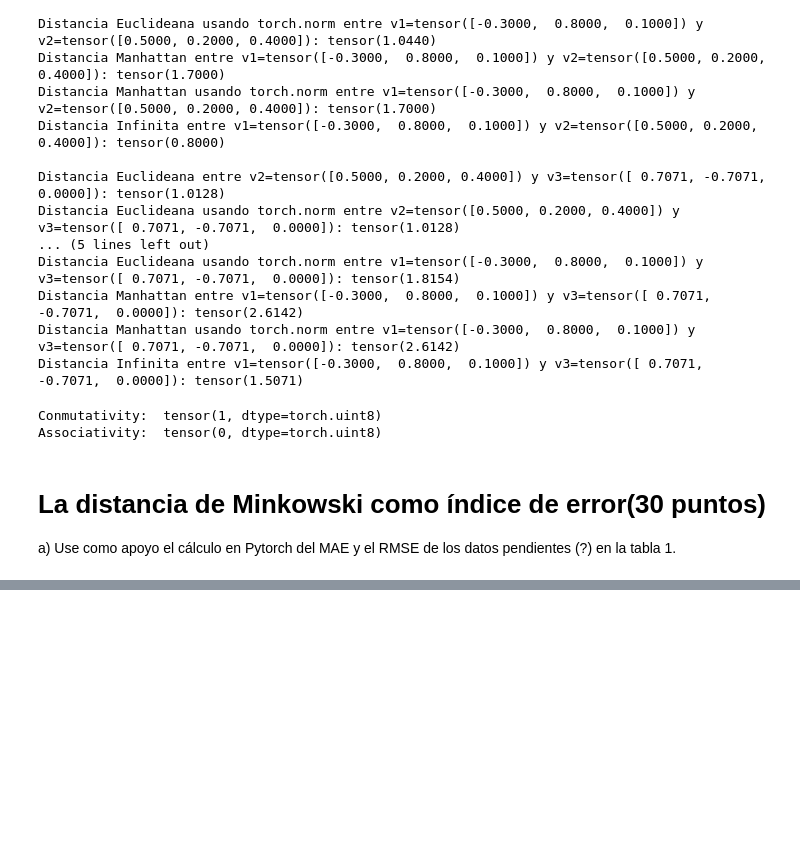
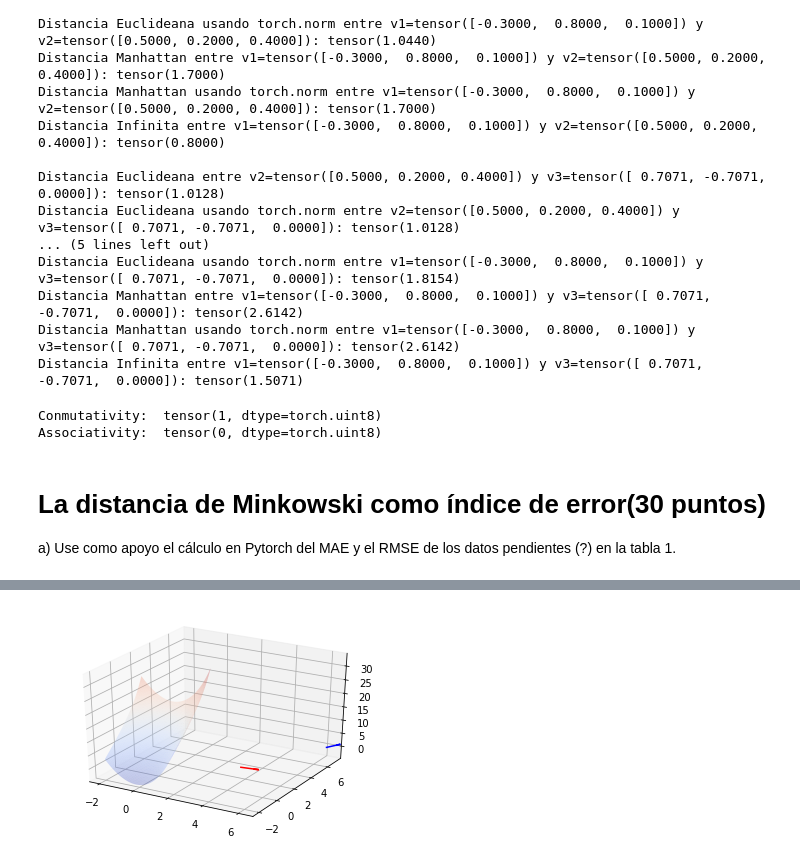
Before and after one commit to fmejias/CienciasDeLosDatosTEC, a Jupyter notebook: TP0/TP0.ipynb, the cells around one changed output, grey strips where cells are left out. Cells and saved outputs as stored; diff of their text form; code cells hidden in the pictures; blank space fills up the shorter version.

```diff
--- a/TP0/TP0.ipynb
+++ b/TP0/TP0.ipynb
@@ -542,0 +535,30 @@ Associativity:  tensor(0, dtype=torch.uint8)
+# %%
+#4.1.b
+import matplotlib.pyplot as plt
+from mpl_toolkits.mplot3d import Axes3D
+import numpy as np
+
+def f_b(x,y):
+  return (np.power(2.71828, x))+(np.power(2.71828, y)) + 2*(np.power(x, 2)) + 4*(np.power(y, 1)) + 3
+
+x = np.linspace(-2, 2, 100)
+y = np.linspace(-2, 2, 100)
+
+X, Y = np.meshgrid(x, y)
+Z = f_b(X,Y)
+
+fig = plt.figure()
+ax  = fig.gca(projection='3d')
+ax.plot_surface(X, Y, Z, cmap='coolwarm', alpha=0.3)
+
+p0 = [3.8, 1.8]
+p1 = [6.2, 7]
+p0G = [0.986170, 0.165459]
+p1G = [0.425532, 0.904944]
+
+ax.quiver(p0[0], p0[1], 0, p0G[0], p0G[1], 0, color='red')
+ax.quiver(p1[0], p1[1], 0, p1G[0], p1G[1], 0, color='blue')
+
+plt.show()
+# %% [output]
+[figure, added]
```
Also changed, not shown: parts of 6 cells of this notebook.
